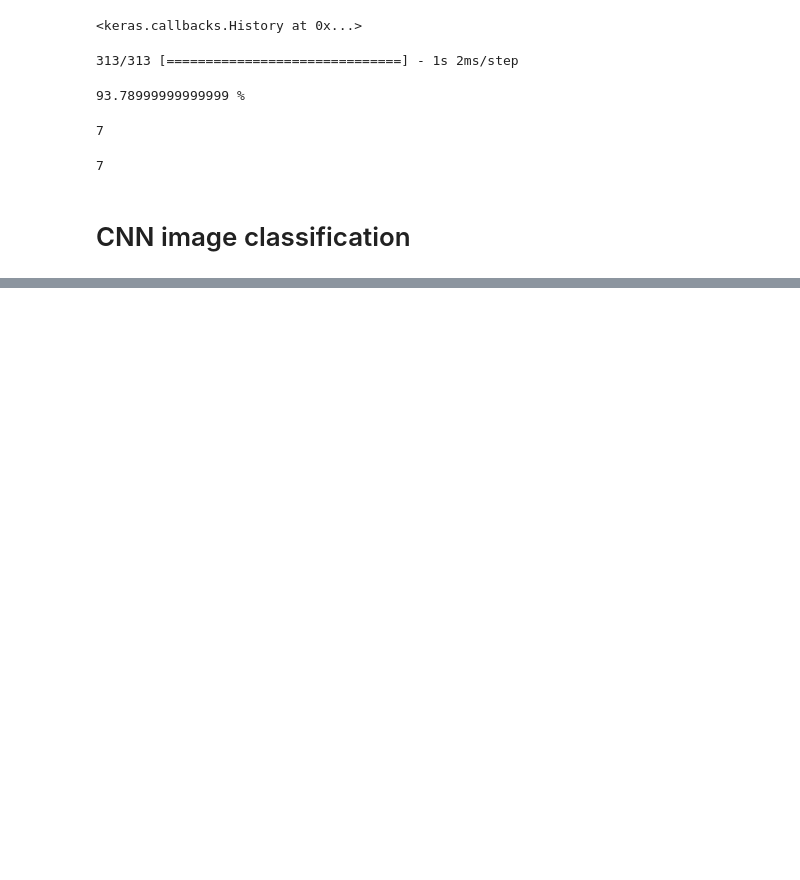
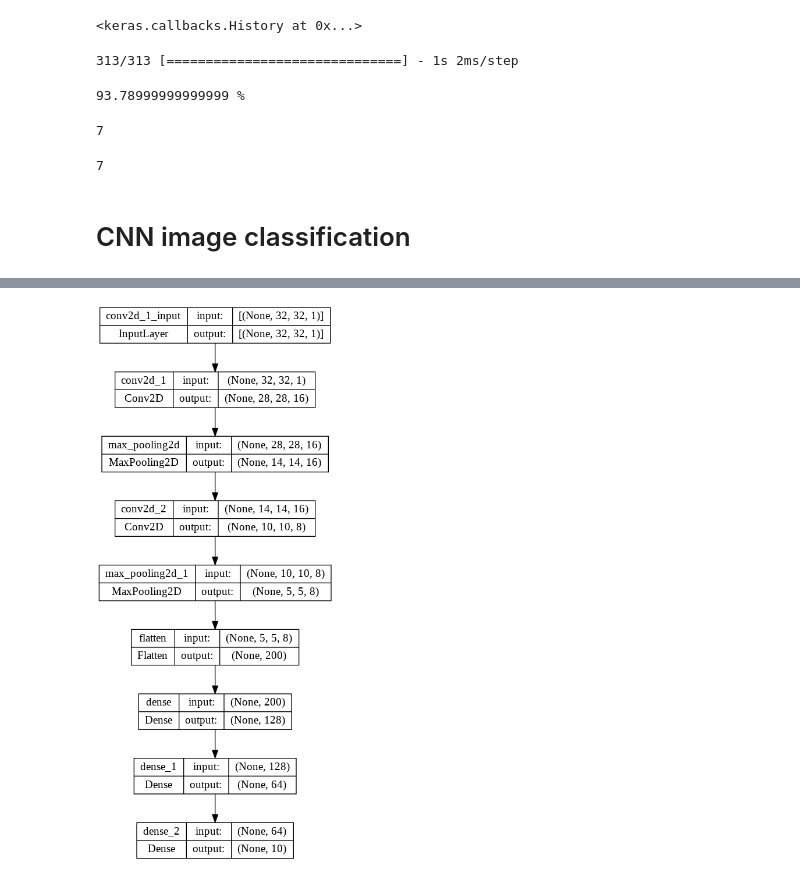
Before and after one commit to xHexlabx/AI-models, a Jupyter notebook: Mnist Classification/Mnist_Classification.ipynb, the cells around one changed output, grey strips where cells are left out. Saved outputs shown, nothing was run; the diff lists cells and outputs as text; code cells hidden in the pictures; blank space fills up the shorter version.

```diff
--- a/Mnist Classification/Mnist_Classification.ipynb
+++ b/Mnist Classification/Mnist_Classification.ipynb
@@ -100,0 +128,11 @@ z[0].argmax()
+# %%
+model = tf.keras.Sequential()
+model.add(tf.keras.layers.Conv2D(16 , (5 , 5) , input_shape = (32 , 32 , 1), activation = 'relu'))
+model.add(tf.keras.layers.MaxPool2D())
+model.add(tf.keras.layers.Conv2D(8 , (5 , 5) , activation = 'relu'))
+model.add(tf.keras.layers.MaxPool2D())
+model.add(tf.keras.layers.Flatten())
+model.add(tf.keras.layers.Dense(128 , activation = 'relu'))
+model.add(tf.keras.layers.Dense(64 , activation  = 'relu'))
+model.add(tf.keras.layers.Dense(10 , activation  = 'softmax'))
+model.compile(loss = 'sparse_categorical_crossentropy' , optimizer = 'sgd' , metrics = 'accuracy')
@@ -100,0 +159,4 @@ z[0].argmax()
+# %%
+tf.keras.utils.plot_model(model , show_shapes = True)
+# %% [output]
+[figure, added]
```
Also changed, not shown: parts of 13 cells of this notebook.
